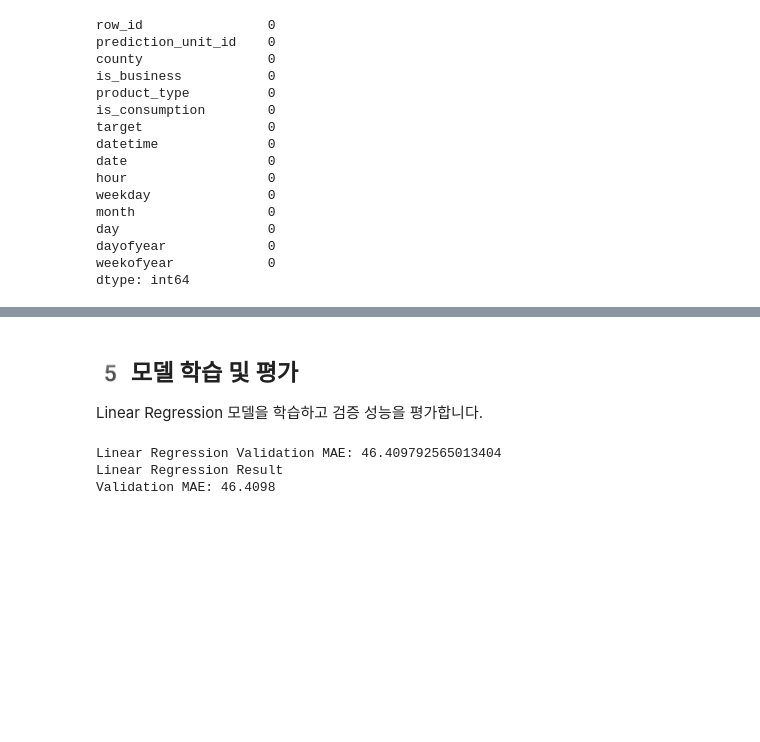
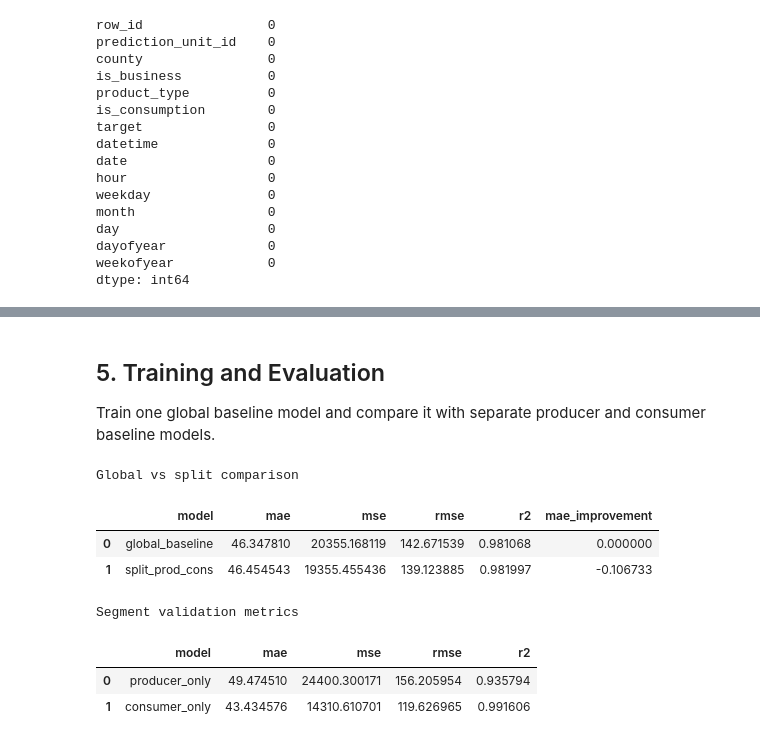
Before and after one commit to gyeong0212/DataScience2026, a Jupyter notebook: notebooks/LinearReg.ipynb, the cells around one changed output, grey strips where cells are left out. Saved outputs shown, nothing was run; the diff lists cells and outputs as text; code cells hidden in the pictures; blank space fills up the shorter version.

```diff
--- a/notebooks/LinearReg.ipynb
+++ b/notebooks/LinearReg.ipynb
@@ -148,24 +184,66 @@ X_valid: (403740, 45)
 # %% [markdown]
 <a id="model"></a>
-## 5️ 모델 학습 및 평가
+## 5. Training and Evaluation
 
-Linear Regression 모델을 학습하고 검증 성능을 평가합니다.
+Train one global baseline model and compare it with separate producer and consumer baseline models.
 # %%
-lr_model = LinearRegression()
-lr_model.fit(X_train, y_train)
+def metric_dict(name, y_true, preds):
+    return {
+        "model": name,
+        "mae": mean_absolute_error(y_true, preds),
+        "mse": mean_squared_error(y_true, preds),
+        "rmse": root_mean_squared_error(y_true, preds),
+        "r2": r2_score(y_true, preds),
+    }
 
-lr_preds = lr_model.predict(X_valid)
+global_model = LinearRegression()
+global_model.fit(X_train_global, y_train)
+global_preds = global_model.predict(X_valid_global)
+global_metrics = metric_dict("global_baseline", y_valid, global_preds)
 
-lr_mae = mean_absolute_error(y_valid, lr_preds)
-print("Linear Regression Validation MAE:", lr_mae)
+producer_model = LinearRegression()
+consumer_model = LinearRegression()
 
-from IPython.display import display
+producer_model.fit(train_prod[split_features], train_prod["target"])
+consumer_model.fit(train_cons[split_features], train_cons["target"])
 
-print("Linear Regression Result")
-print(f"Validation MAE: {lr_mae:.4f}")
+producer_preds = producer_model.predict(valid_prod[split_features])
+consumer_preds = consumer_model.predict(valid_cons[split_features])
+
+split_pred_df = pd.concat([
+    pd.DataFrame({"row_id": valid_prod["row_id"].values, "pred": producer_preds}),
+    pd.DataFrame({"row_id": valid_cons["row_id"].values, "pred": consumer_preds}),
+], ignore_index=True)
+
+split_preds = (
+    valid_df[["row_id"]]
+    .merge(split_pred_df, on="row_id", how="left")
+    ["pred"]
+    .to_numpy()
+)
+
+split_metrics = metric_dict("split_prod_cons", y_valid, split_preds)
+producer_metrics = metric_dict("producer_only", valid_prod["target"], producer_preds)
+consumer_metrics = metric_dict("consumer_only", valid_cons["target"], consumer_preds)
+
+results_df = pd.DataFrame([global_metrics, split_metrics])
+results_df["mae_improvement"] = results_df.loc[0, "mae"] - results_df["mae"]
+
+segment_results_df = pd.DataFrame([producer_metrics, consumer_metrics])
+
+print("Global vs split comparison")
+display(results_df)
+
+print("Segment validation metrics")
+display(segment_results_df)
 # %% [output]
-Linear Regression Validation MAE: 46.409792565013404
-Linear Regression Result
-Validation MAE: 46.4098
+Global vs split comparison
+|  | model | mae | mse | rmse | r2 | mae_improvement |
+| 0 | global_baseline | 46.347810 | 20355.168119 | 142.671539 | 0.981068 | 0.000000 |
+| 1 | split_prod_cons | 46.454543 | 19355.455436 | 139.123885 | 0.981997 | -0.106733 |
+Segment validation metrics
+|  | model | mae | mse | rmse | r2 |
+| 0 | producer_only | 49.474510 | 24400.300171 | 156.205954 | 0.935794 |
+| 1 | consumer_only | 43.434576 | 14310.610701 | 119.626965 | 0.991606 |
 # %% [markdown]
 <a id="visualization"></a>
```
Also changed, not shown: parts of 15 cells of this notebook, 6 other files.
